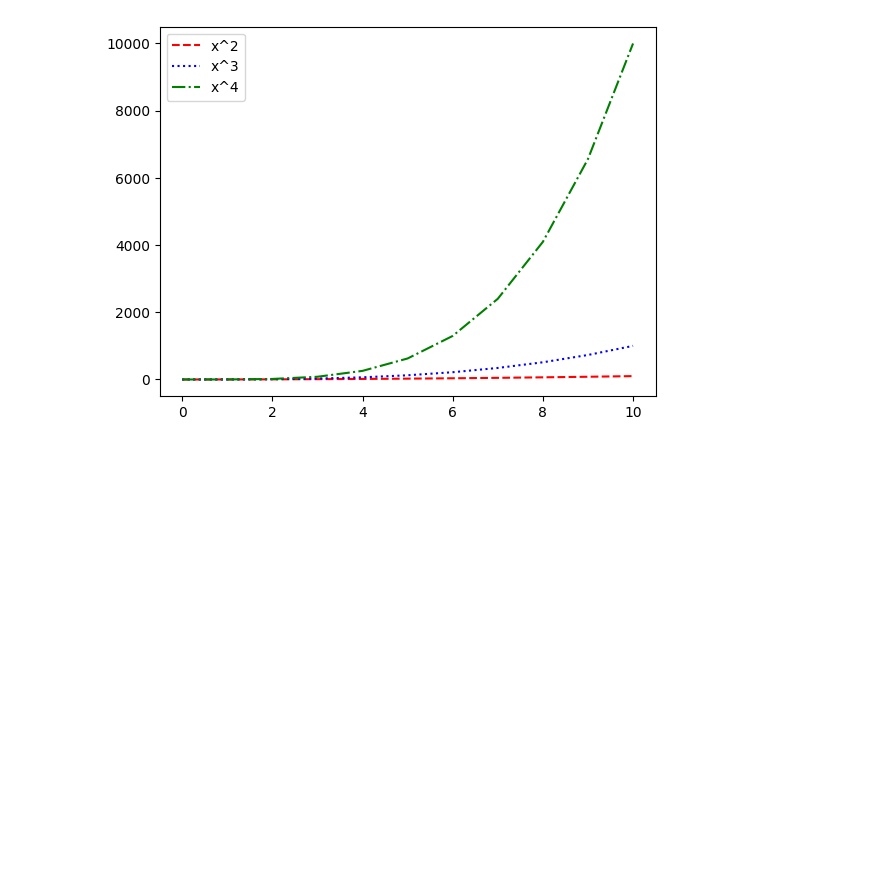
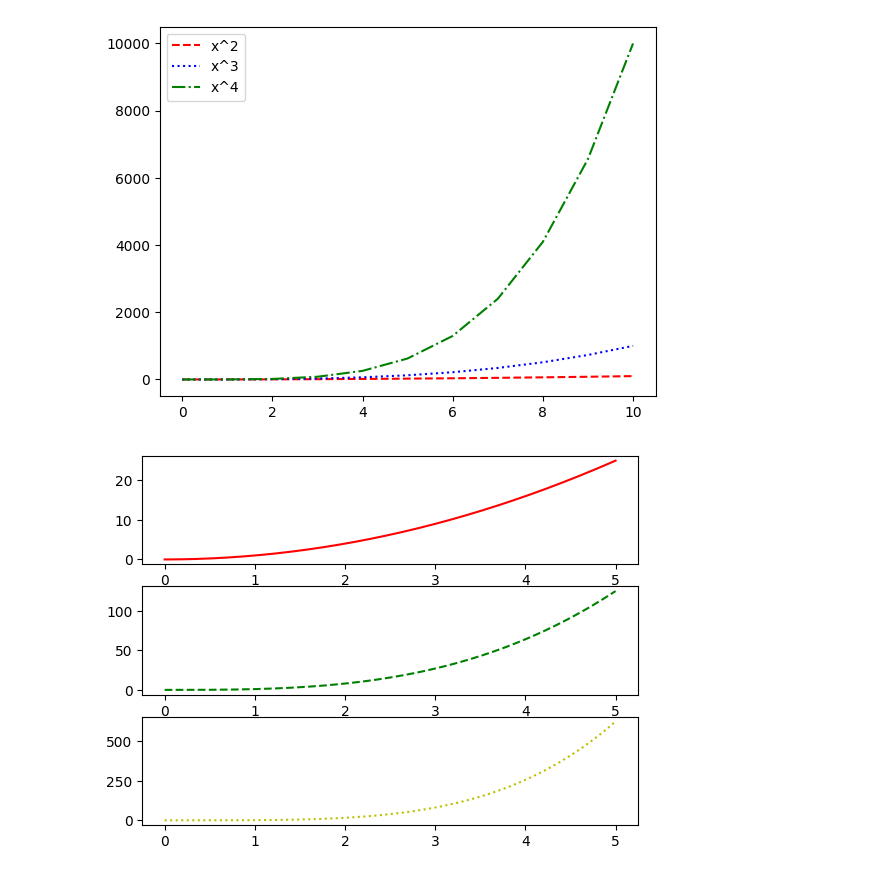
Before and after one commit to SteveHHuang/Cam, a Jupyter notebook: Day8.ipynb, the cells around one changed output. Saved outputs shown, nothing was run; the diff lists cells and outputs as text; code cells hidden in the pictures; blank space fills up the shorter version.

```diff
--- a/Day8.ipynb
+++ b/Day8.ipynb
@@ -54,3 +54,17 @@ plt.show()
 # %% [output]
 [ 0.  1.  2.  3.  4.  5.  6.  7.  8.  9. 10.]
 [figure]
+# %%
+x = np.linspace(0, 5, 200)
+y1 = x ** 2
+y2 = x ** 3
+y3 = x ** 4
+plt.subplot(311)
+plt.plot(x, y1, 'r-')
+plt.subplot(312)
+plt.plot(x, y2, 'g--')
+plt.subplot(313)
+plt.plot(x, y3, color='y', linestyle='dotted')
+plt.show()
+# %% [output]
+[figure, added]
```
